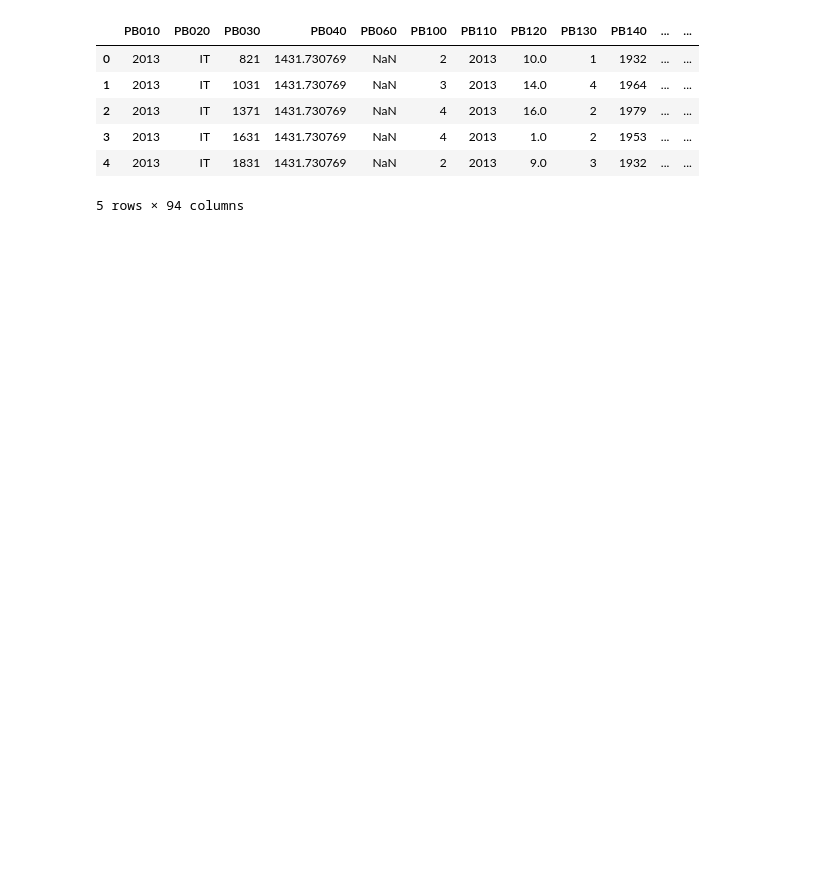
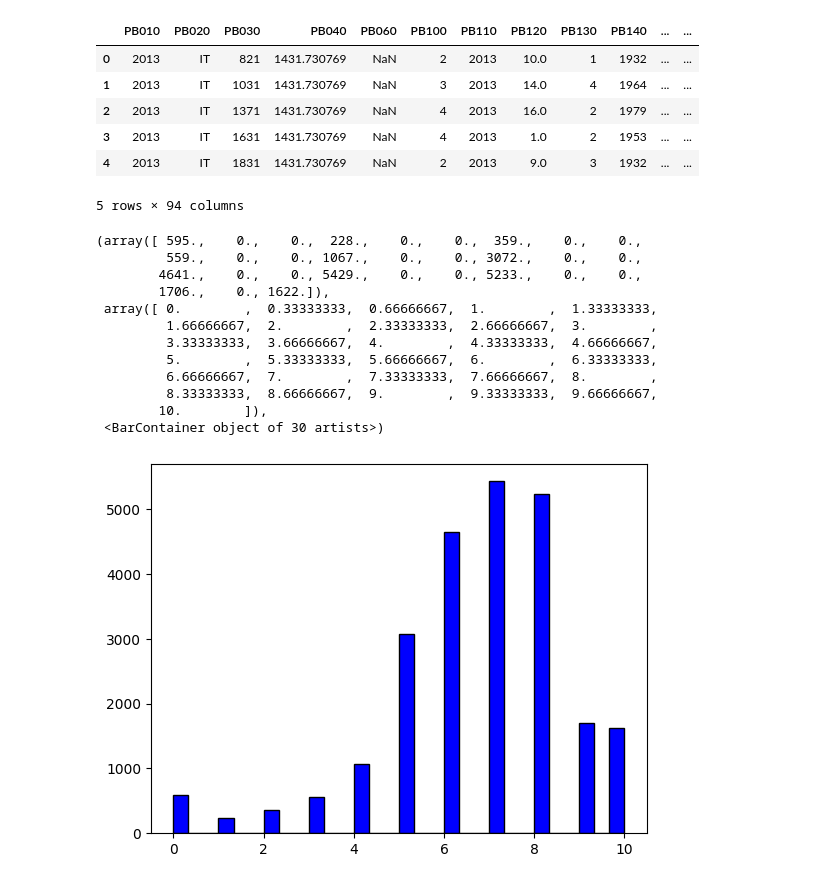
Before and after one commit to kaczquszka/world-econometric-game-qualifications, a Jupyter notebook: code.ipynb, the cells around one changed output. Saved outputs shown, nothing was run; the diff lists cells and outputs as text; code cells hidden in the pictures; blank space fills up the shorter version.

```diff
--- a/code.ipynb
+++ b/code.ipynb
@@ -2,9 +2,9 @@
 import numpy as np
 import pandas as pd
 
-dataset = pd.read_csv("IT_2013p_EUSILC.csv")
+df = pd.read_csv("IT_2013p_EUSILC.csv")
 
-dataset.head()
+df.head()
 # %% [output]
 |  | PB010 | PB020 | PB030 | PB040 | PB060 | PB100 | PB110 | PB120 | PB130 | PB140 | ... | ... |
 | 0 | 2013 | IT | 821 | 1431.730769 | NaN | 2 | 2013 | 10.0 | 1 | 1932 | ... | ... |
@@ -15,0 +24,20 @@ dataset.head()
+# %%
+import matplotlib.pyplot as plt
+import seaborn as sns
+
+df["PW010"] = df["PW010"].replace(99, np.nan)
+plt.hist(df['PW010'], bins=30, color='blue', edgecolor='black')
+# %% [output]
+(array([ 595.,    0.,    0.,  228.,    0.,    0.,  359.,    0.,    0.,
+         559.,    0.,    0., 1067.,    0.,    0., 3072.,    0.,    0.,
+        4641.,    0.,    0., 5429.,    0.,    0., 5233.,    0.,    0.,
+        1706.,    0., 1622.]),
+ array([ 0.        ,  0.33333333,  0.66666667,  1.        ,  1.33333333,
+         1.66666667,  2.        ,  2.33333333,  2.66666667,  3.        ,
+         3.33333333,  3.66666667,  4.        ,  4.33333333,  4.66666667,
+         5.        ,  5.33333333,  5.66666667,  6.        ,  6.33333333,
+         6.66666667,  7.        ,  7.33333333,  7.66666667,  8.        ,
+         8.33333333,  8.66666667,  9.        ,  9.33333333,  9.66666667,
+        10.        ]),
+ <BarContainer object of 30 artists>)
+[figure, added]
```
Also changed, not shown: parts of 8 cells of this notebook.
